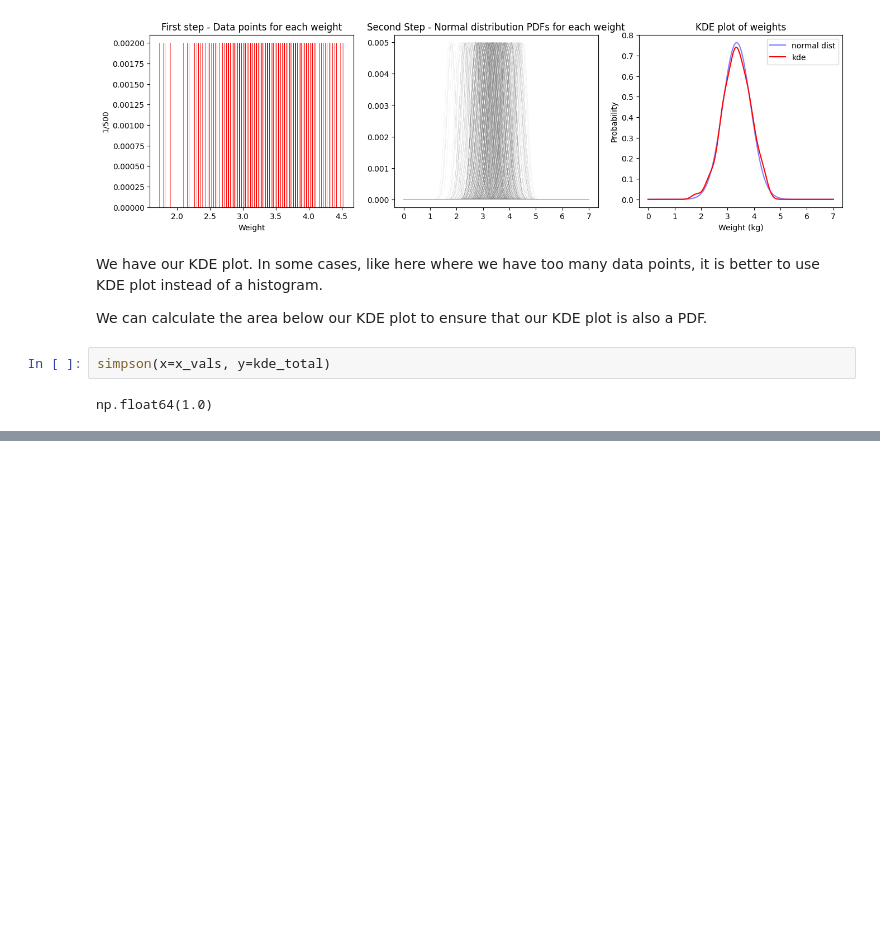
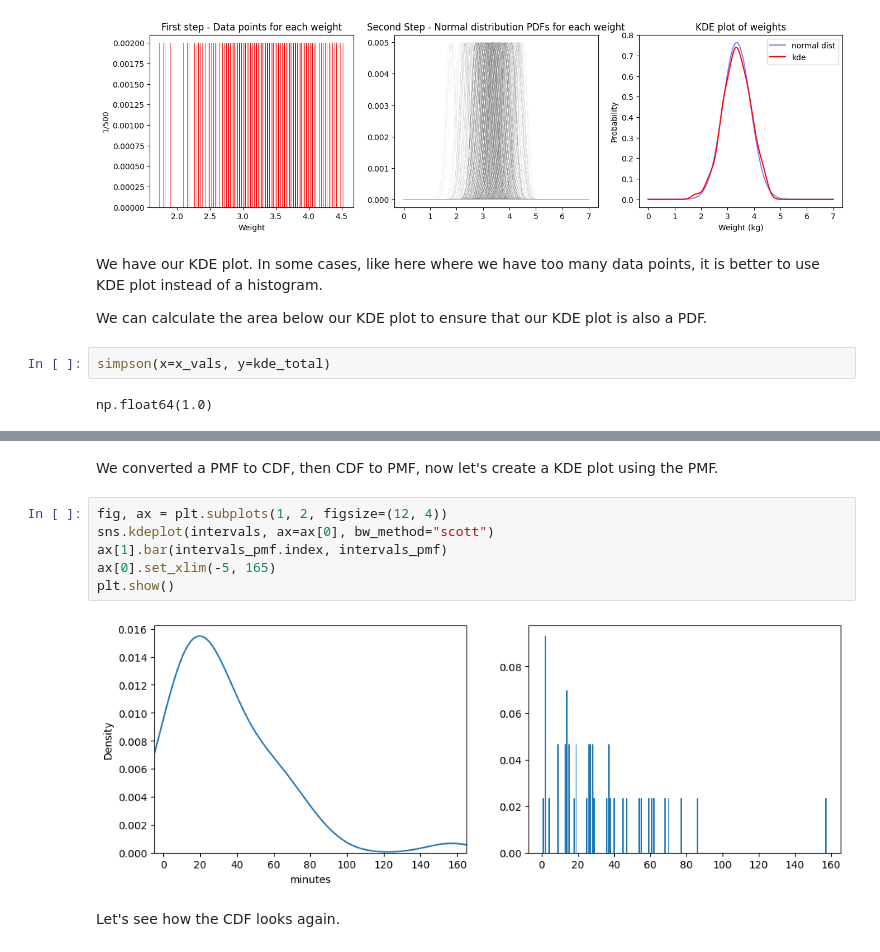
Before and after one commit to dybdeskarphet/statistics, a Jupyter notebook: notes/think_stats/06_probability_density_functions.ipynb, the cells around one changed output, grey strips where cells are left out. Cells and saved outputs as stored; diff of their text form; blank space fills up the shorter version.

```diff
--- a/notes/think_stats/06_probability_density_functions.ipynb
+++ b/notes/think_stats/06_probability_density_functions.ipynb
@@ -191,0 +330,12 @@ At this point, we have a complete set of ways to represent distributions: PMFs,
+# %% [markdown]
+We converted a PMF to CDF, then CDF to PMF, now let's create a KDE plot using the PMF.
+# %%
+fig, ax = plt.subplots(1, 2, figsize=(12, 4))
+sns.kdeplot(intervals, ax=ax[0], bw_method="scott")
+ax[1].bar(intervals_pmf.index, intervals_pmf)
+ax[0].set_xlim(-5, 165)
+plt.show()
+# %% [output]
+[figure, added]
+# %% [markdown]
+Let's see how the CDF looks again.
```
Also changed, not shown: parts of 30 cells of this notebook, 4 other files.
